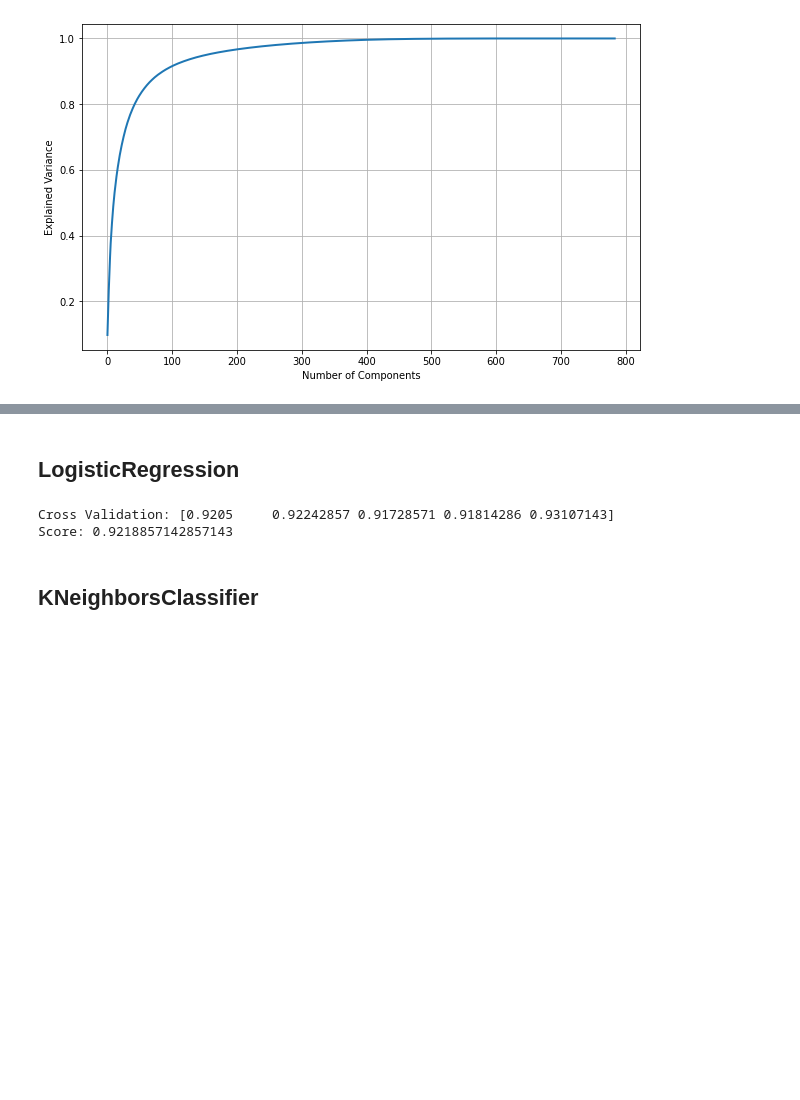
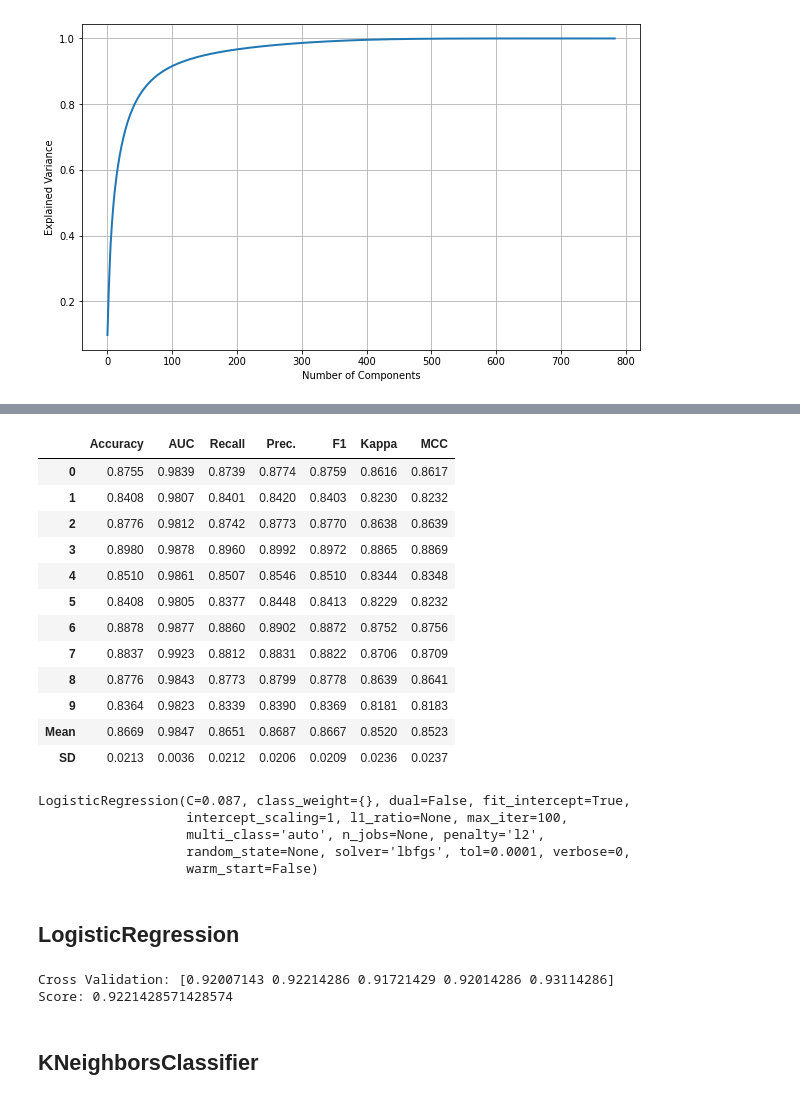
Before and after one commit to gespriella/Mnist-ONNX, a Jupyter notebook: MnistONNX/Onnx Mnist Generator.ipynb, the cells around one changed output, grey strips where cells are left out. Cells and saved outputs as stored; diff of their text form; code cells hidden in the pictures; blank space fills up the shorter version.

```diff
--- a/MnistONNX/Onnx Mnist Generator.ipynb
+++ b/MnistONNX/Onnx Mnist Generator.ipynb
@@ -63,15 +89,37 @@ plt.show()
+# %%
+tuned = tune_model(LogisticRegression().fit(X, y),n_iter = 1000)
+tuned
+# %% [output]
+|  | Accuracy | AUC | Recall | Prec. | F1 | Kappa | MCC |
+| 0 | 0.8755 | 0.9839 | 0.8739 | 0.8774 | 0.8759 | 0.8616 | 0.8617 |
+| 1 | 0.8408 | 0.9807 | 0.8401 | 0.8420 | 0.8403 | 0.8230 | 0.8232 |
+| 2 | 0.8776 | 0.9812 | 0.8742 | 0.8773 | 0.8770 | 0.8638 | 0.8639 |
+| 3 | 0.8980 | 0.9878 | 0.8960 | 0.8992 | 0.8972 | 0.8865 | 0.8869 |
+| 4 | 0.8510 | 0.9861 | 0.8507 | 0.8546 | 0.8510 | 0.8344 | 0.8348 |
+| 5 | 0.8408 | 0.9805 | 0.8377 | 0.8448 | 0.8413 | 0.8229 | 0.8232 |
+| 6 | 0.8878 | 0.9877 | 0.8860 | 0.8902 | 0.8872 | 0.8752 | 0.8756 |
+| 7 | 0.8837 | 0.9923 | 0.8812 | 0.8831 | 0.8822 | 0.8706 | 0.8709 |
+| 8 | 0.8776 | 0.9843 | 0.8773 | 0.8799 | 0.8778 | 0.8639 | 0.8641 |
+| 9 | 0.8364 | 0.9823 | 0.8339 | 0.8390 | 0.8369 | 0.8181 | 0.8183 |
+| Mean | 0.8669 | 0.9847 | 0.8651 | 0.8687 | 0.8667 | 0.8520 | 0.8523 |
+| SD | 0.0213 | 0.0036 | 0.0212 | 0.0206 | 0.0209 | 0.0236 | 0.0237 |
+LogisticRegression(C=0.087, class_weight={}, dual=False, fit_intercept=True,
+                   intercept_scaling=1, l1_ratio=None, max_iter=100,
+                   multi_class='auto', n_jobs=None, penalty='l2',
+                   random_state=None, solver='lbfgs', tol=0.0001, verbose=0,
+                   warm_start=False)
 # %% [markdown]
 ## LogisticRegression
 # %%
 MnistModelLR = Pipeline(steps=[('scaler',StandardScaler()),
-                             ('pca',PCA(n_components=200)),
-                             ('lr',LogisticRegression(C=0.1,max_iter=200))]).fit(X, y)
+                             ('pca',PCA(n_components=300)),
+                             ('lr',LogisticRegression(C=3))]).fit(X, y)
 crossval = cross_val_score(MnistModelLR, X,y)
 print("Cross Validation:",crossval)
 print("Score:",crossval.mean())
 # %% [output]
-Cross Validation: [0.9205     0.92242857 0.91728571 0.91814286 0.93107143]
-Score: 0.9218857142857143
+Cross Validation: [0.92007143 0.92214286 0.91721429 0.92014286 0.93114286]
+Score: 0.9221428571428574
 # %%
 onx = convert_sklearn(MnistModelLR, initial_types=initial_types)
 with open("MnistLR.onnx", "wb") as file:
```
Also changed, not shown: parts of 8 cells of this notebook, 4 other files.
